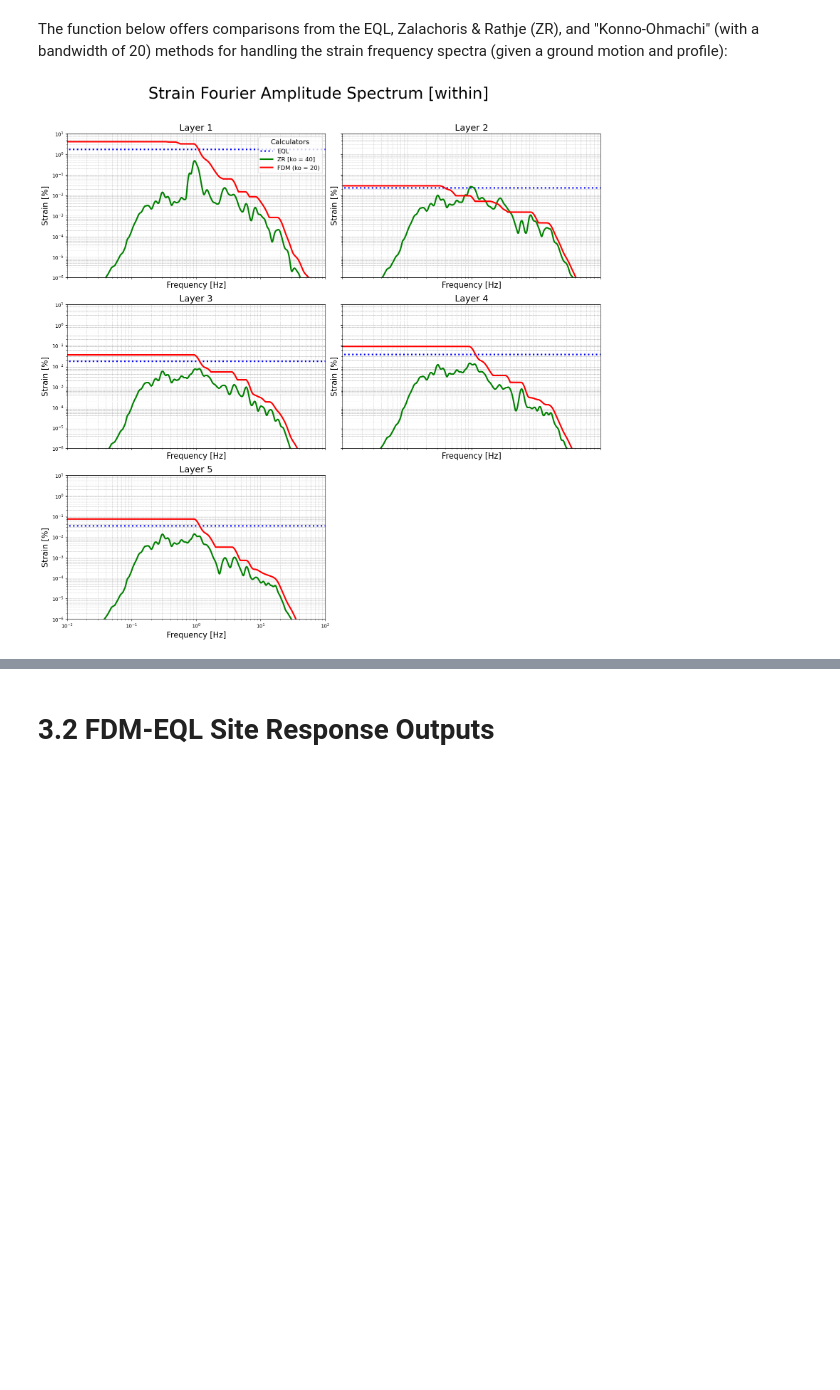
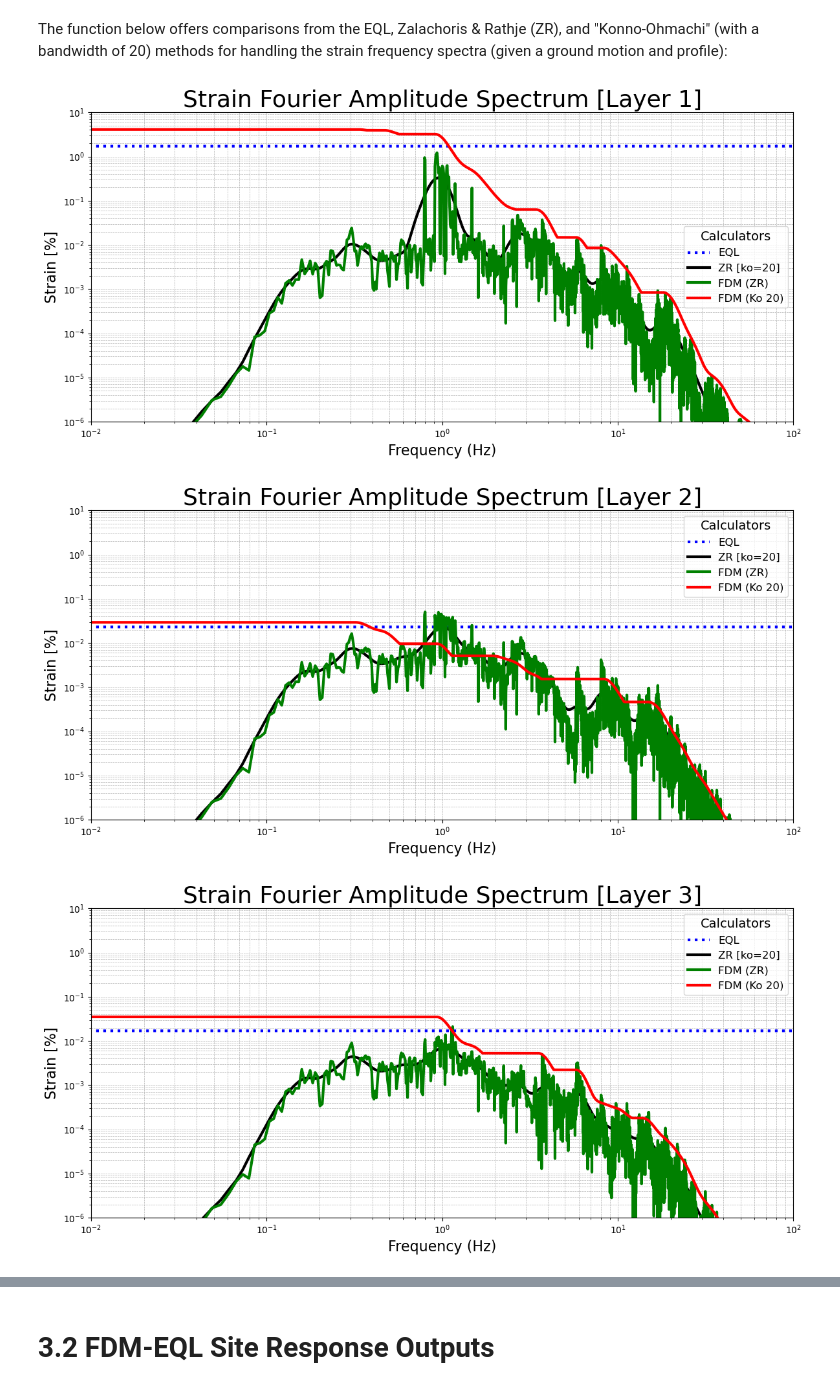
Before and after one commit to GBerse/datools, a Jupyter notebook: examples/example_6.ipynb, the cells around one changed output, grey strips where cells are left out. Cells and saved outputs as stored; diff of their text form; code cells hidden in the pictures; blank space fills up the shorter version.

```diff
--- a/examples/example_6.ipynb
+++ b/examples/example_6.ipynb
@@ -136,5 +57,0 @@ From above, the damping at high relative shear strains is unreasonable (i.e., no
-# %%
-#function that caps all the damping values for each layer in constructed profil
-from datools.site_response_small import cap_max_damping
-profile = cap_max_damping(profile)
-plot_damping_curve(profile)
@@ -332,6 +181,8 @@ $$
 # %% [markdown]
 The function below offers comparisons from the EQL, Zalachoris & Rathje (ZR), and "Konno-Ohmachi" (with a bandwidth of 20) methods for handling the strain frequency spectra (given a ground motion and profile):
 # %%
-site_response_small.strain_levels_fdm_simple(base_motion[0],profile)
+site_response_small.strain_levels_fdm(base_motion[0],profile)
 # %% [output]
-[figure, old version]
+[figure, new version]
+[figure, added]
+[figure, added]
```
Also changed, not shown: parts of 27 cells of this notebook, 6 other files.
